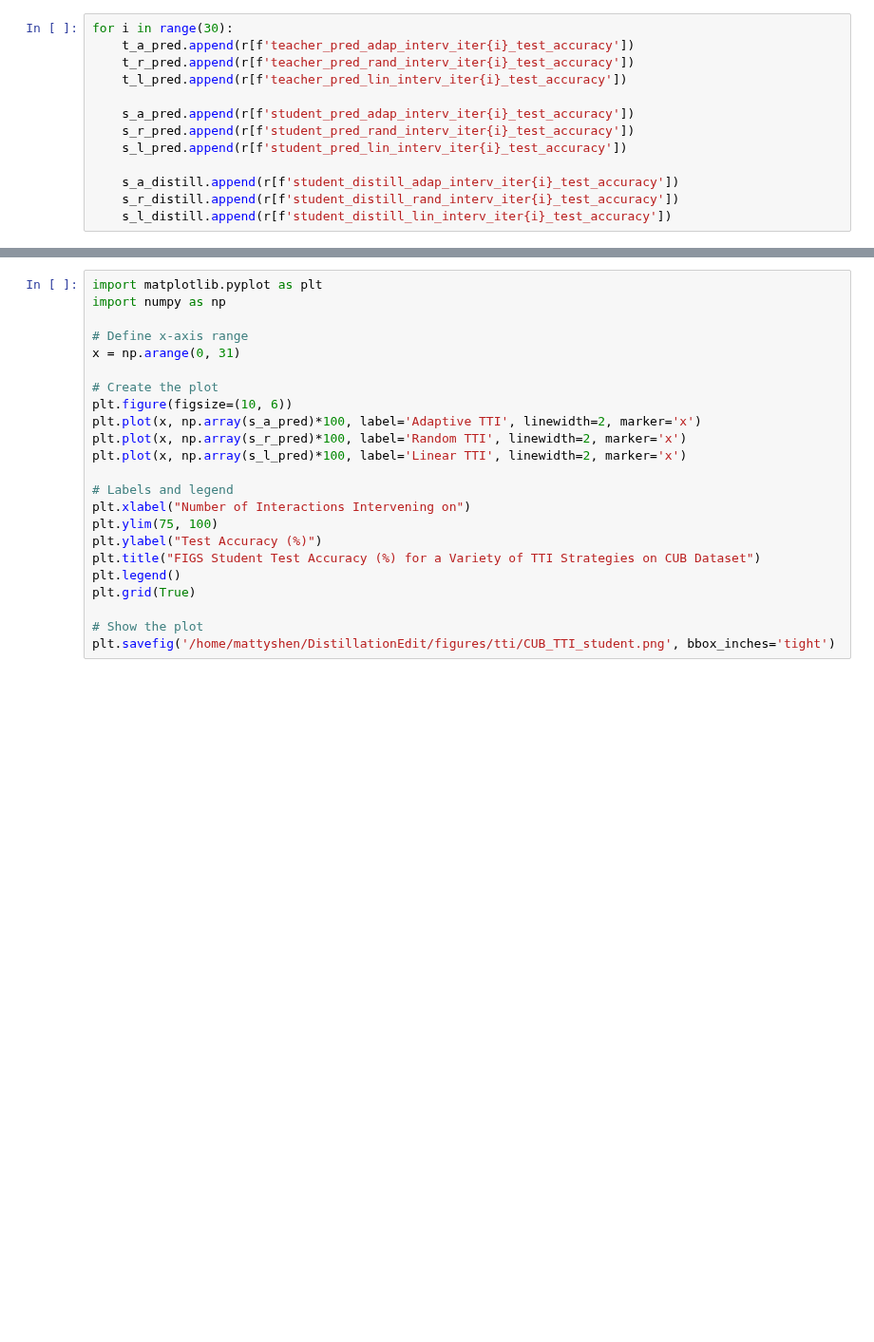
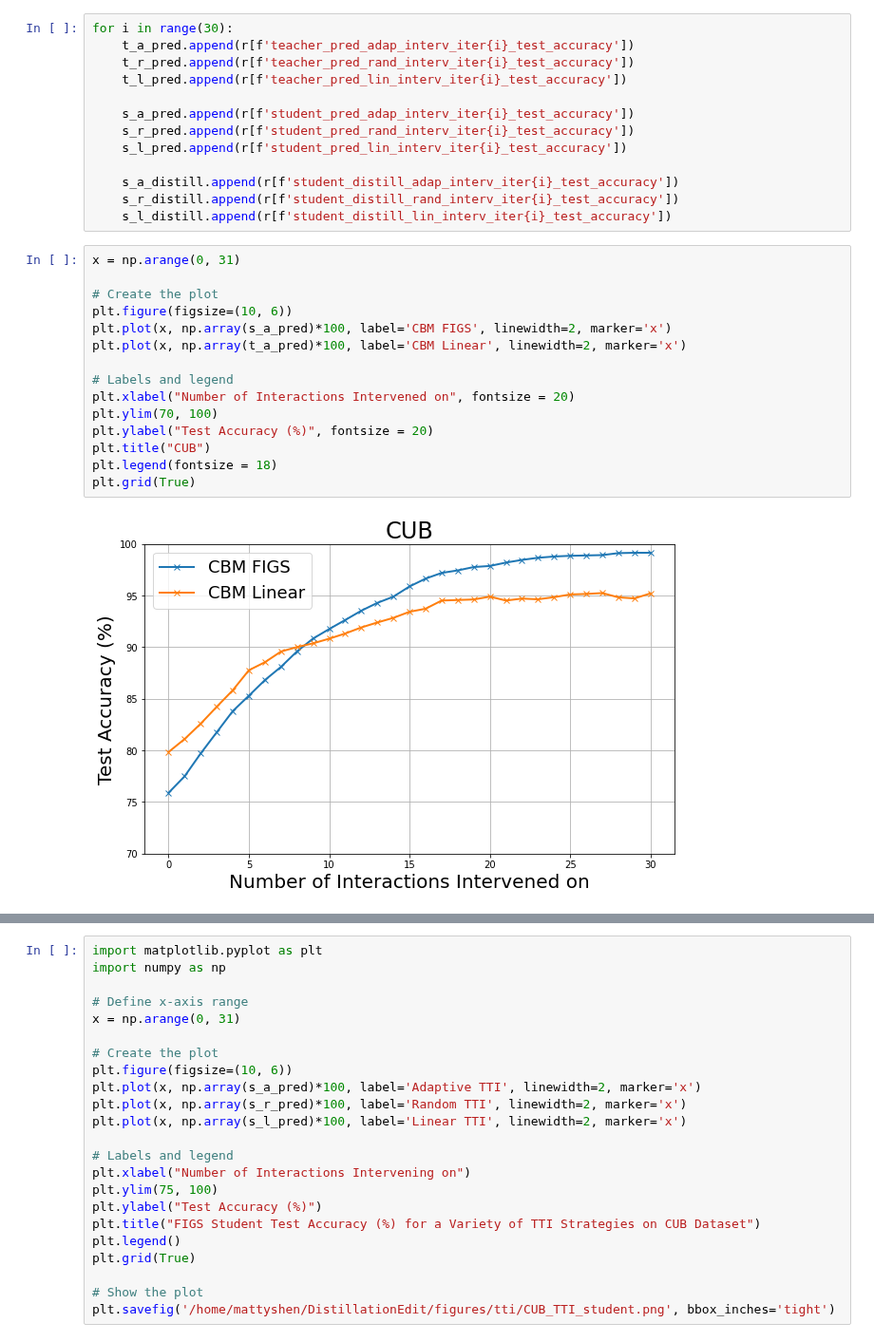
Before and after one commit to mattyshen/adaptiveTTI, a Jupyter notebook: experiments/tti_cub.ipynb, the cells around one changed output, grey strips where cells are left out. Shown at 95% size. Cells and saved outputs as stored; diff of their text form; blank space fills up the shorter version.

```diff
--- a/experiments/tti_cub.ipynb
+++ b/experiments/tti_cub.ipynb
@@ -511,3 +511,20 @@ for i in range(30):
     s_a_distill.append(r[f'student_distill_adap_interv_iter{i}_test_accuracy'])
     s_r_distill.append(r[f'student_distill_rand_interv_iter{i}_test_accuracy'])
     s_l_distill.append(r[f'student_distill_lin_interv_iter{i}_test_accuracy'])
+# %%
+x = np.arange(0, 31)
+
+# Create the plot
+plt.figure(figsize=(10, 6))
+plt.plot(x, np.array(s_a_pred)*100, label='CBM FIGS', linewidth=2, marker='x')
+plt.plot(x, np.array(t_a_pred)*100, label='CBM Linear', linewidth=2, marker='x')
+
+# Labels and legend
+plt.xlabel("Number of Interactions Intervened on", fontsize = 20)
+plt.ylim(70, 100)
+plt.ylabel("Test Accuracy (%)", fontsize = 20)
+plt.title("CUB")
+plt.legend(fontsize = 18)
+plt.grid(True)
+# %% [output]
+[figure, added]
```
Also changed, not shown: parts of 4 cells of this notebook, 20 other files.
